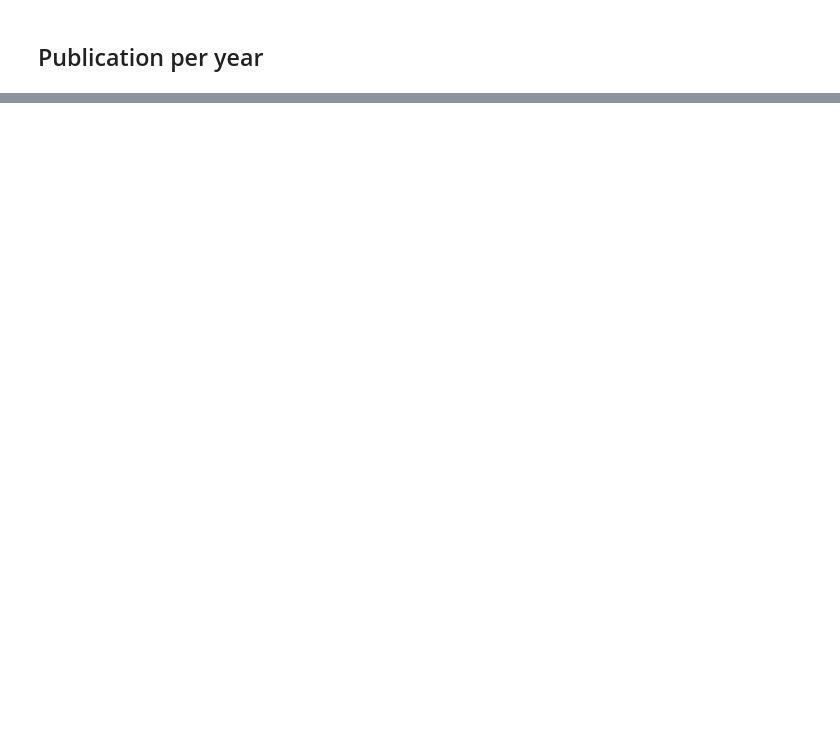
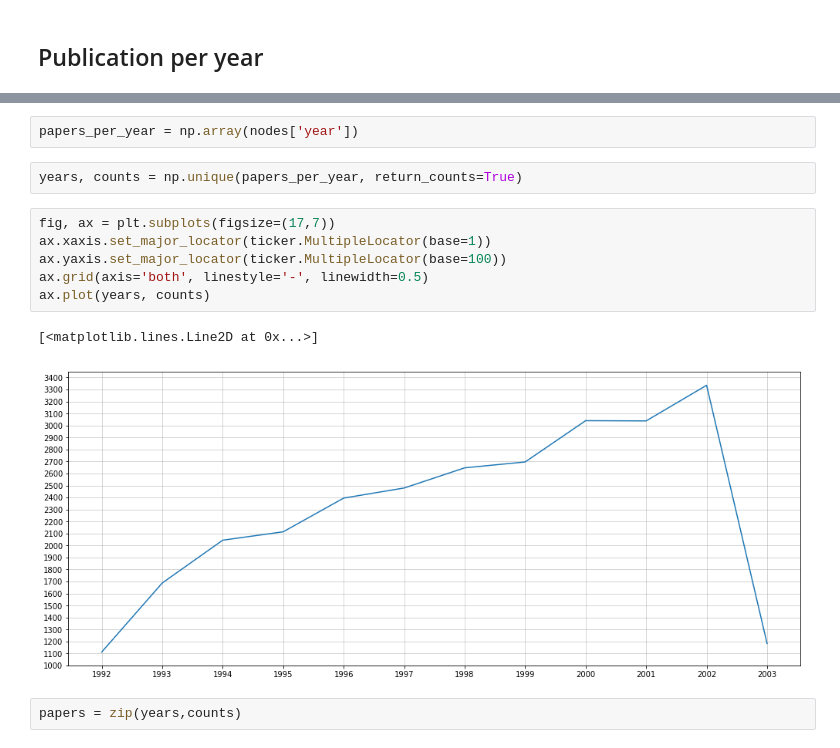
Before and after one commit to armitakhn/NLP_project, a Jupyter notebook: notebook/Nodes visualization (articles).ipynb, the cells around one changed output, grey strips where cells are left out. Cells and saved outputs as stored; diff of their text form; blank space fills up the shorter version.

```diff
--- a/notebook/Nodes visualization (articles).ipynb
+++ b/notebook/Nodes visualization (articles).ipynb
@@ -151,0 +132,15 @@ nodes
+# %%
+papers_per_year = np.array(nodes['year'])
+# %%
+years, counts = np.unique(papers_per_year, return_counts=True)
+# %%
+fig, ax = plt.subplots(figsize=(17,7))
+ax.xaxis.set_major_locator(ticker.MultipleLocator(base=1))
+ax.yaxis.set_major_locator(ticker.MultipleLocator(base=100))
+ax.grid(axis='both', linestyle='-', linewidth=0.5)
+ax.plot(years, counts)
+# %% [output]
+[<matplotlib.lines.Line2D at 0x...>]
+[figure, added]
+# %%
+papers = zip(years,counts)
```
Also changed, not shown: parts of 2 cells of this notebook, 1 other file.
